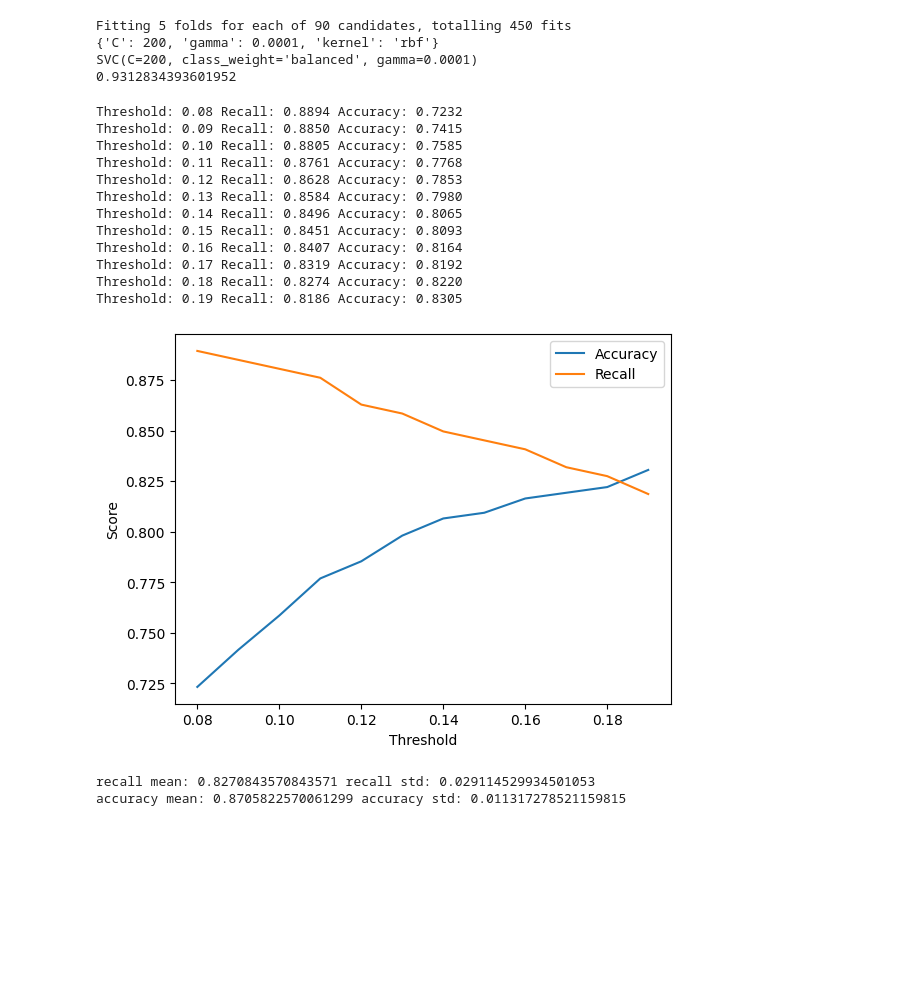
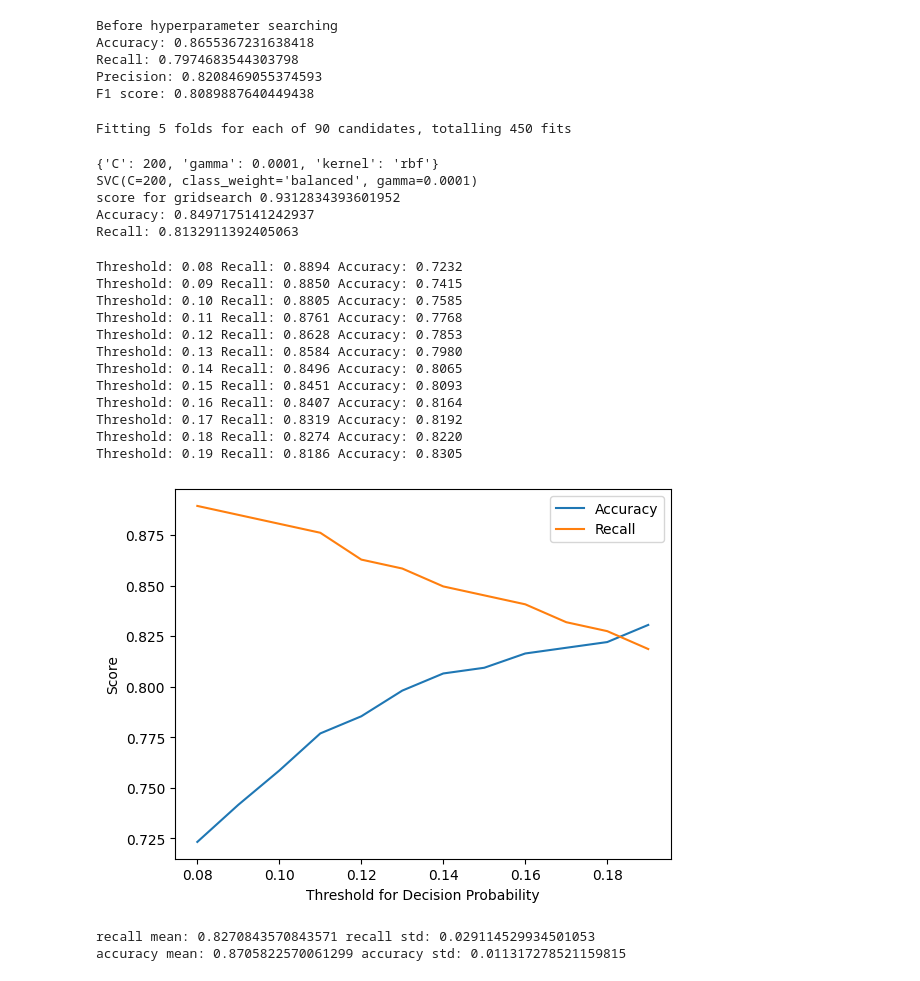
Before and after one commit to jnqian99/academic-performance, a Jupyter notebook: notebooks/6_classification/svm_classify.ipynb, the cells around one changed output. Drawn from its saved outputs; the diff is of its cells as text; code cells hidden in the pictures; blank space fills up the shorter version.

```diff
--- a/notebooks/6_classification/svm_classify.ipynb
+++ b/notebooks/6_classification/svm_classify.ipynb
@@ -33,6 +33,27 @@ y = data['Target']
 
 # split dataset
 X_train, X_test, y_train, y_test = train_test_split(X, y, test_size=0.2, random_state=42)
+# %%
+# Test model performance before Hyperparameter searching
+
+from sklearn.svm import SVC
+
+svc = SVC(class_weight='balanced')
+svc.fit(X_train, y_train)
+y_pred = svc.predict(X_test)
+accuracy = accuracy_score(y_test, y_pred)
+recall = recall_score(y_test, y_pred)
+print("Before hyperparameter searching")
+print('Accuracy:', accuracy)
+print('Recall:', recall)
+print('Precision:', precision_score(y_test, y_pred))
+print('F1 score:', f1_score(y_test, y_pred))
+# %% [output]
+Before hyperparameter searching
+Accuracy: 0.8655367231638418
+Recall: 0.7974683544303798
+Precision: 0.8208469055374593
+F1 score: 0.8089887640449438
 # %%
 # hyperparameter search for SVM
 from sklearn.svm import SVC
@@ -47,12 +68,21 @@ grid.fit(X_train, y_train)
 print(grid.best_params_)
 print(grid.best_estimator_)
 gscore = grid.score(X_train, y_train)
-print(gscore)
+print("score for gridsearch", gscore)
+
+# Test model performance after Hyperparameter searching
+y_pred = grid.predict(X_test)
+accuracy = accuracy_score(y_test, y_pred)
+recall = recall_score(y_test, y_pred)
+print('Accuracy:', accuracy)
+print('Recall:', recall)
 # %% [output]
 Fitting 5 folds for each of 90 candidates, totalling 450 fits
-{'C': 200, 'gamma': 0.0001, 'kernel': 'rbf'}
-SVC(C=200, class_weight='balanced', gamma=0.0001)
-0.9312834393601952
+{'C': 200, 'gamma': 0.0001, 'kernel': 'rbf'}
+SVC(C=200, class_weight='balanced', gamma=0.0001)
+score for gridsearch 0.9312834393601952
+Accuracy: 0.8497175141242937
+Recall: 0.8132911392405063
 # %%
 # hyper parameter search for decision threshold
 
@@ -64,33 +94,33 @@ classifier.fit(X_train_sub, y_train_sub)
 y_pred_prob = classifier.predict_proba(X_val)[:, 1]
 # hyperparameter search for SVM
 accuracys = []
 recalls = []
 for threshold in np.arange(0.08, 0.20, 0.01):
     y_pred = y_pred_prob > threshold
     # format and print threshold with .2f
     print('Threshold: {:.2f} Recall: {:.4f} Accuracy: {:.4f}'.format(threshold, recall_score(y_val, y_pred), accuracy_score(y_val, y_pred)))
 
     accuracys.append(accuracy_score(y_val, y_pred))
     recalls.append(recall_score(y_val, y_pred))
 
 plt.plot(np.arange(0.08, 0.20, 0.01), accuracys, label='Accuracy')
 plt.plot(np.arange(0.08, 0.20, 0.01), recalls, label='Recall')
-plt.xlabel('Threshold')
+plt.xlabel('Threshold for Decision Probability')
 plt.ylabel('Score')
 plt.legend()
 plt.show()
 # %% [output]
 Threshold: 0.08 Recall: 0.8894 Accuracy: 0.7232
 Threshold: 0.09 Recall: 0.8850 Accuracy: 0.7415
 Threshold: 0.10 Recall: 0.8805 Accuracy: 0.7585
 Threshold: 0.11 Recall: 0.8761 Accuracy: 0.7768
 Threshold: 0.12 Recall: 0.8628 Accuracy: 0.7853
 Threshold: 0.13 Recall: 0.8584 Accuracy: 0.7980
 Threshold: 0.14 Recall: 0.8496 Accuracy: 0.8065
 Threshold: 0.15 Recall: 0.8451 Accuracy: 0.8093
 Threshold: 0.16 Recall: 0.8407 Accuracy: 0.8164
 Threshold: 0.17 Recall: 0.8319 Accuracy: 0.8192
 Threshold: 0.18 Recall: 0.8274 Accuracy: 0.8220
 Threshold: 0.19 Recall: 0.8186 Accuracy: 0.8305
-[figure, old version]
+[figure, new version]
 # %%
```
Also changed, not shown: parts of 5 cells of this notebook, 15 other files.
